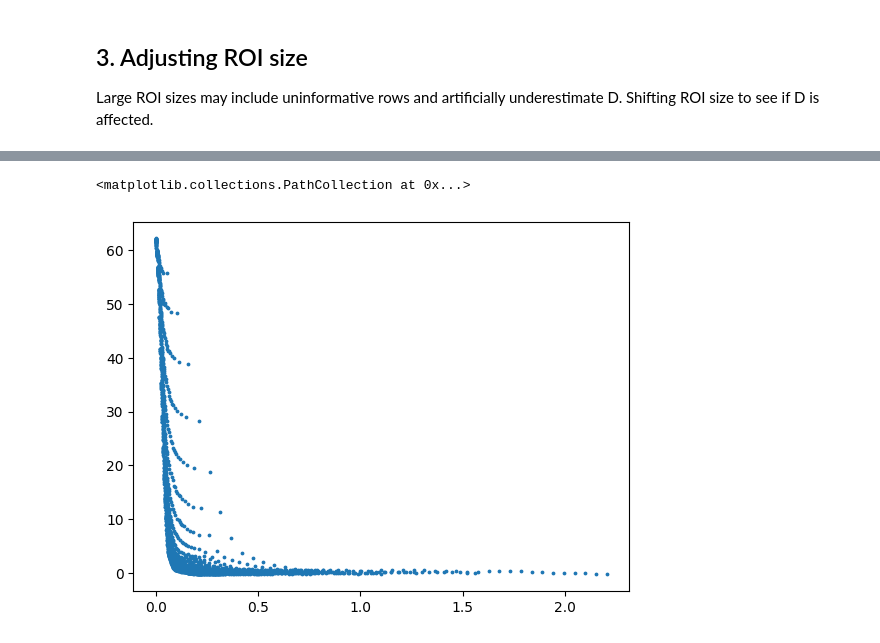
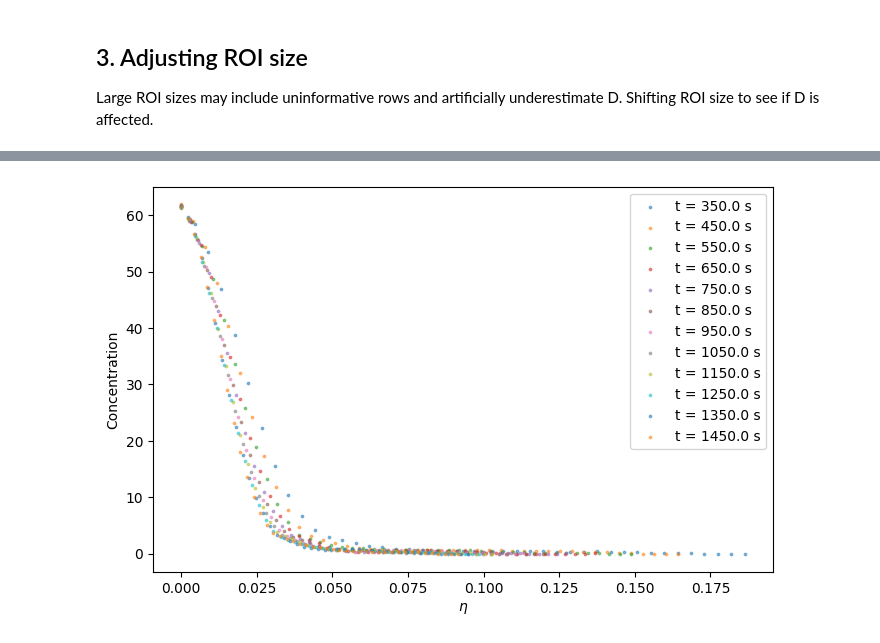
Before and after one commit to isaackh28/diff_tests, a Jupyter notebook: fit_diff.ipynb, the cells around one changed output, grey strips where cells are left out. Drawn from its saved outputs; the diff is of its cells as text; code cells hidden in the pictures.

```diff
--- a/fit_diff.ipynb
+++ b/fit_diff.ipynb
@@ -647,10 +703,0 @@ ax.legend()
-# %%
-time_t = time[1:]
-conc_t = conc[1:, :]
-
-time_grid, depth_grid = np.meshgrid(time_t, depth, indexing = "ij")
-
-eta_grid = depth_grid / np.sqrt(time_grid)
-
-eta_flat = eta_grid.ravel()
-conc_flat = conc_t.ravel()
@@ -690,6 +704,17 @@ array([[0.        , 0.05249381, 0.10498762, ..., 2.09975237, 2.15224618,
-# %%
-fig, ax = plt.subplots()
-ax.scatter(eta_flat, conc_flat, s = 3)
-# %% [output]
-<matplotlib.collections.PathCollection at 0x...>
-[figure, removed]
+# %%
+fig, ax = plt.subplots(figsize = (8, 5))
+
+for i, t_val in enumerate(time_filt):
+    if t_val >= 300 and t_val % 50 ==0 :
+        eta_row = eta_grid[i, :]
+        conc_row = conc_filt[i, :]
+
+        ax.scatter(eta_row, conc_row, s = 3, alpha = 0.5, label = f"t = {t_val} s")
+
+ax.set_xlabel(f"$\\eta$")
+ax.set_ylabel("Concentration")
+handles, labels = ax.get_legend_handles_labels()
+ax.legend(handles, labels)
+plt.show()
+# %% [output]
+[figure, added]
```
Also changed, not shown: parts of 16 cells of this notebook.
